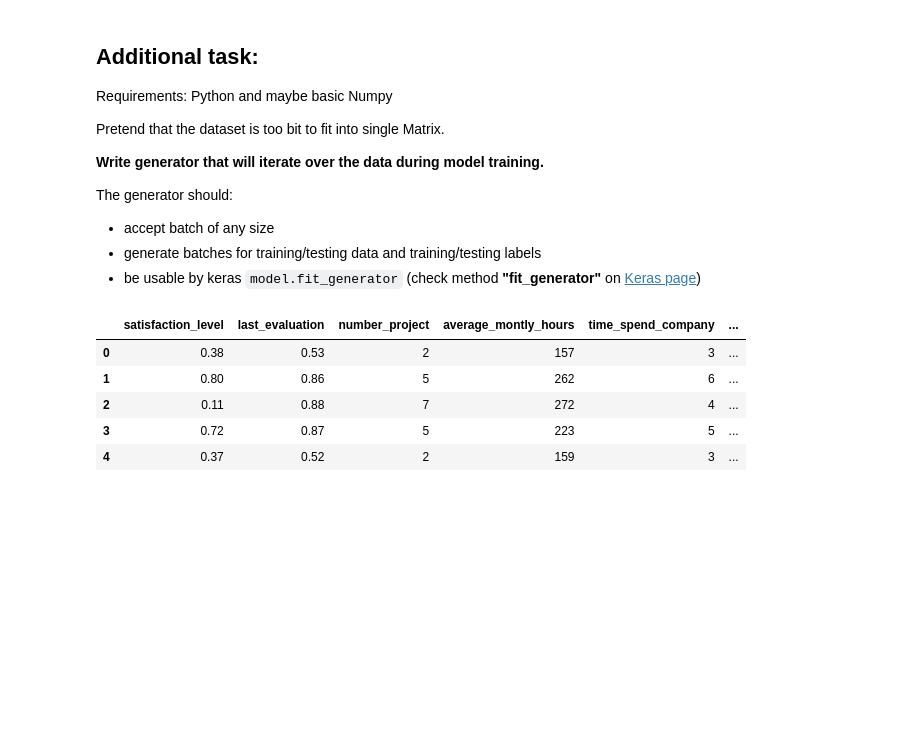
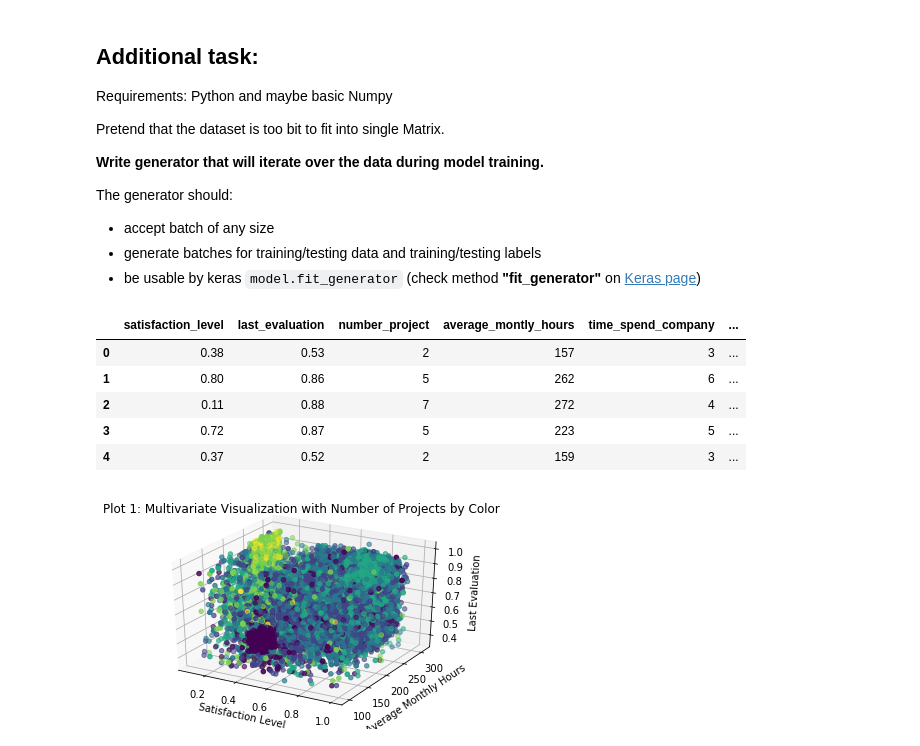
Before and after one commit to bartgras/Practical-Machine-Learning-meetup, a Jupyter notebook: Human Resources prediction.ipynb, the cells around one changed output. Saved outputs shown, nothing was run; the diff lists cells and outputs as text; code cells hidden in the pictures; blank space fills up the shorter version.

Commit message:
EDA first plot

```diff
--- a/Human Resources prediction.ipynb
+++ b/Human Resources prediction.ipynb
@@ -45,3 +48,18 @@ hr_dataset.head()
 | 2 | 0.11 | 0.88 | 7 | 272 | 4 | ... |
 | 3 | 0.72 | 0.87 | 5 | 223 | 5 | ... |
 | 4 | 0.37 | 0.52 | 2 | 159 | 3 | ... |
+# %%
+fig = plt.figure()
+ax = fig.add_subplot(111, projection='3d')
+x = hr_dataset['satisfaction_level']
+y = hr_dataset['average_montly_hours']
+z = hr_dataset['last_evaluation']
+c = hr_dataset['number_project']
+_ = ax.scatter(xs=x, ys=y, zs=z, c=c)
+_ = ax.set_xlabel('Satisfaction Level')
+_ = ax.set_ylabel('Average Monthly Hours')
+_ = ax.set_zlabel('Last Evaluation')
+_ = plt.title('Plot 1: Multivariate Visualization with Number of Projects by Color')
+plt.show()
+# %% [output]
+[figure, added]
```
Also changed, not shown: parts of 2 cells of this notebook, 1 other file.
